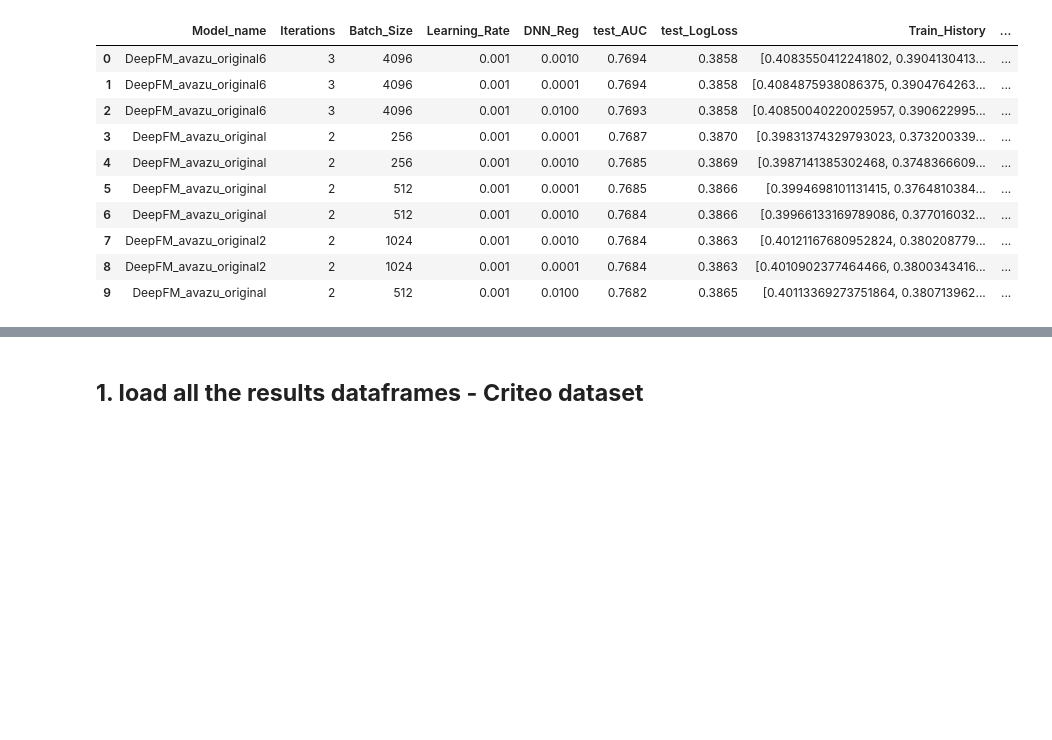
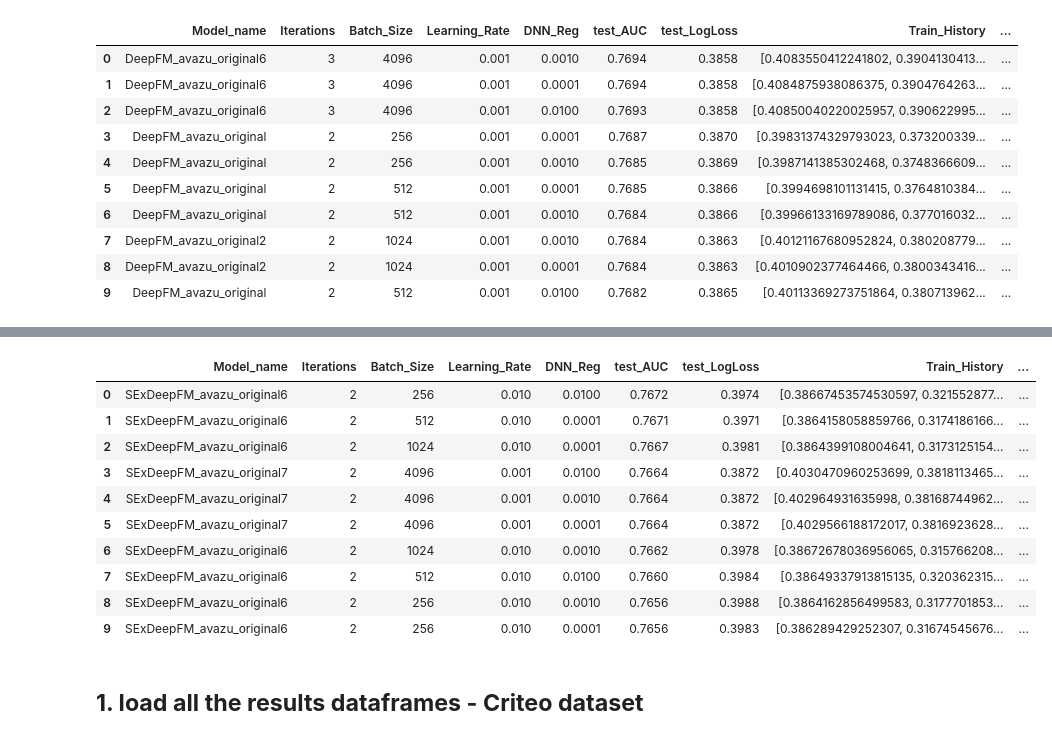
Before and after one commit to rotem-benzvi/finalproject_xdeepFM, a Jupyter notebook: figures&plots.ipynb, the cells around one changed output, grey strips where cells are left out. Drawn from its saved outputs; the diff is of its cells as text; code cells hidden in the pictures; blank space fills up the shorter version.

```diff
--- a/figures&plots.ipynb
+++ b/figures&plots.ipynb
@@ -31,3 +50,20 @@ df_DeepFM_best
+# %%
+df_SExDeepFM_avazu_best = df_SExDeepFM_full_avazu.loc[df_SExDeepFM_full_avazu.test_AUC.nlargest(10).index]
+df_SExDeepFM_avazu_best.reset_index(inplace=True)
+df_SExDeepFM_avazu_best.drop(['index'], axis=1,inplace=True)
+df_SExDeepFM_avazu_best
+# %% [output]
+|  | Model_name | Iterations | Batch_Size | Learning_Rate | DNN_Reg | test_AUC | test_LogLoss | Train_History | ... |
+| 0 | SExDeepFM_avazu_original6 | 2 | 256 | 0.010 | 0.0100 | 0.7672 | 0.3974 | [0.38667453574530597, 0.321552877... | ... |
+| 1 | SExDeepFM_avazu_original6 | 2 | 512 | 0.010 | 0.0001 | 0.7671 | 0.3971 | [0.3864158058859766, 0.3174186166... | ... |
+| 2 | SExDeepFM_avazu_original6 | 2 | 1024 | 0.010 | 0.0001 | 0.7667 | 0.3981 | [0.3864399108004641, 0.3173125154... | ... |
+| 3 | SExDeepFM_avazu_original7 | 2 | 4096 | 0.001 | 0.0100 | 0.7664 | 0.3872 | [0.4030470960253699, 0.3818113465... | ... |
+| 4 | SExDeepFM_avazu_original7 | 2 | 4096 | 0.001 | 0.0010 | 0.7664 | 0.3872 | [0.402964931635998, 0.38168744962... | ... |
+| 5 | SExDeepFM_avazu_original7 | 2 | 4096 | 0.001 | 0.0001 | 0.7664 | 0.3872 | [0.4029566188172017, 0.3816923628... | ... |
+| 6 | SExDeepFM_avazu_original6 | 2 | 1024 | 0.010 | 0.0010 | 0.7662 | 0.3978 | [0.38672678036956065, 0.315766208... | ... |
+| 7 | SExDeepFM_avazu_original6 | 2 | 512 | 0.010 | 0.0100 | 0.7660 | 0.3984 | [0.38649337913815135, 0.320362315... | ... |
+| 8 | SExDeepFM_avazu_original6 | 2 | 256 | 0.010 | 0.0010 | 0.7656 | 0.3988 | [0.3864162856499583, 0.3177701853... | ... |
+| 9 | SExDeepFM_avazu_original6 | 2 | 256 | 0.010 | 0.0001 | 0.7656 | 0.3983 | [0.386289429252307, 0.31674545676... | ... |
 # %% [markdown]
 ## **1. load all the results dataframes - Criteo dataset**
 # %%
```
Also changed, not shown: parts of 11 cells of this notebook.
